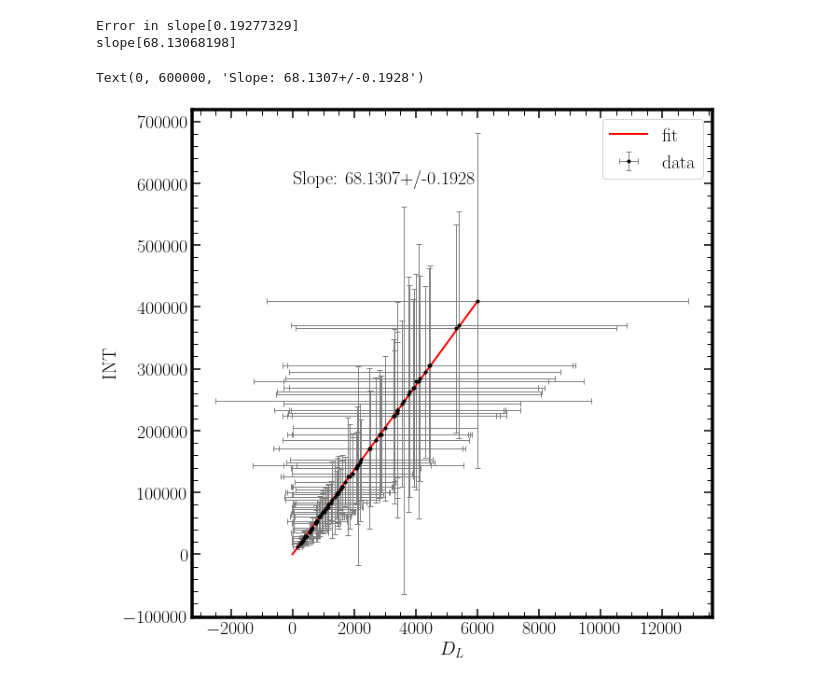
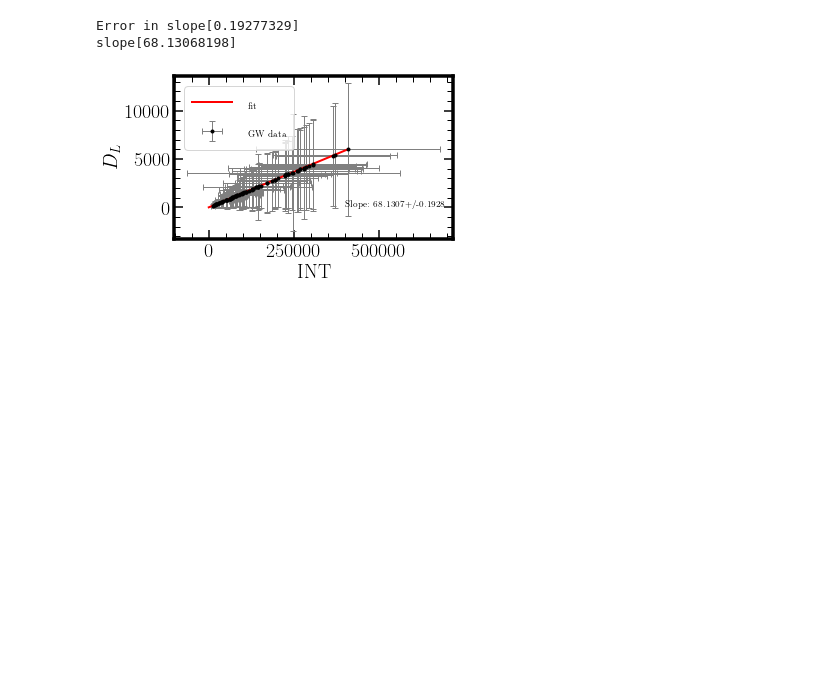
Before and after one commit to AshleyChraya/HubbleConstant-ConstraintsForVCG, a Jupyter notebook: Python Codes/H0 by ODR.ipynb, the cells around one changed output. Cells and saved outputs as stored; diff of their text form; code cells hidden in the pictures; blank space fills up the shorter version.

```diff
--- a/Python Codes/H0 by ODR.ipynb
+++ b/Python Codes/H0 by ODR.ipynb
@@ -270,16 +270,20 @@ slope[68.13068198]
 # %%
 x_m = np.linspace(0,6000,1000000)
 y_m = func(popt, x_m)
 
-plt.figure(figsize = (10,10))
-plt.errorbar(x,y,yerr=y_error,xerr=x_error,fmt=".k", ecolor='gray', lw=1,capsize=3)
-plt.plot(x_m,y_m, color = 'red', linewidth= 2)
+#plt.figure(figsize = (10,10))
+plt.errorbar(y,x,yerr=x_error,xerr=y_error,fmt=".k", ecolor='gray', lw=1,capsize=3)
+plt.plot(y_m,x_m, color = 'red', linewidth= 2)
 #plt.title(r'$Hubble$')
-plt.ylabel('INT')
-plt.xlabel(r'$D_L$')
-plt.legend(['fit','data'])
-plt.text(0,600000,"Slope: "+str(np.round(popt[0],4))+"+/-"+str(np.round(perr[0],4)))
+plt.xlabel('INT')
+plt.ylabel(r'$D_L$')
+plt.legend(['\small fit','\small GW data'])
+plt.text(400000,0,"\small Slope: "+str(np.round(popt[0],4))+"+/-"+str(np.round(perr[0],4)))
 #plt.title(f'm = {np.round(popt[0],4)}, m_err = {np.round(perr[0],4)}')
+plt.rcParams["figure.figsize"] = (5,3)
+
+
+
+plt.show()
 # %% [output]
-Text(0, 600000, 'Slope: 68.1307+/-0.1928')
-[figure, old version]
+[figure, new version]
```
Also changed, not shown: 17 other files.
